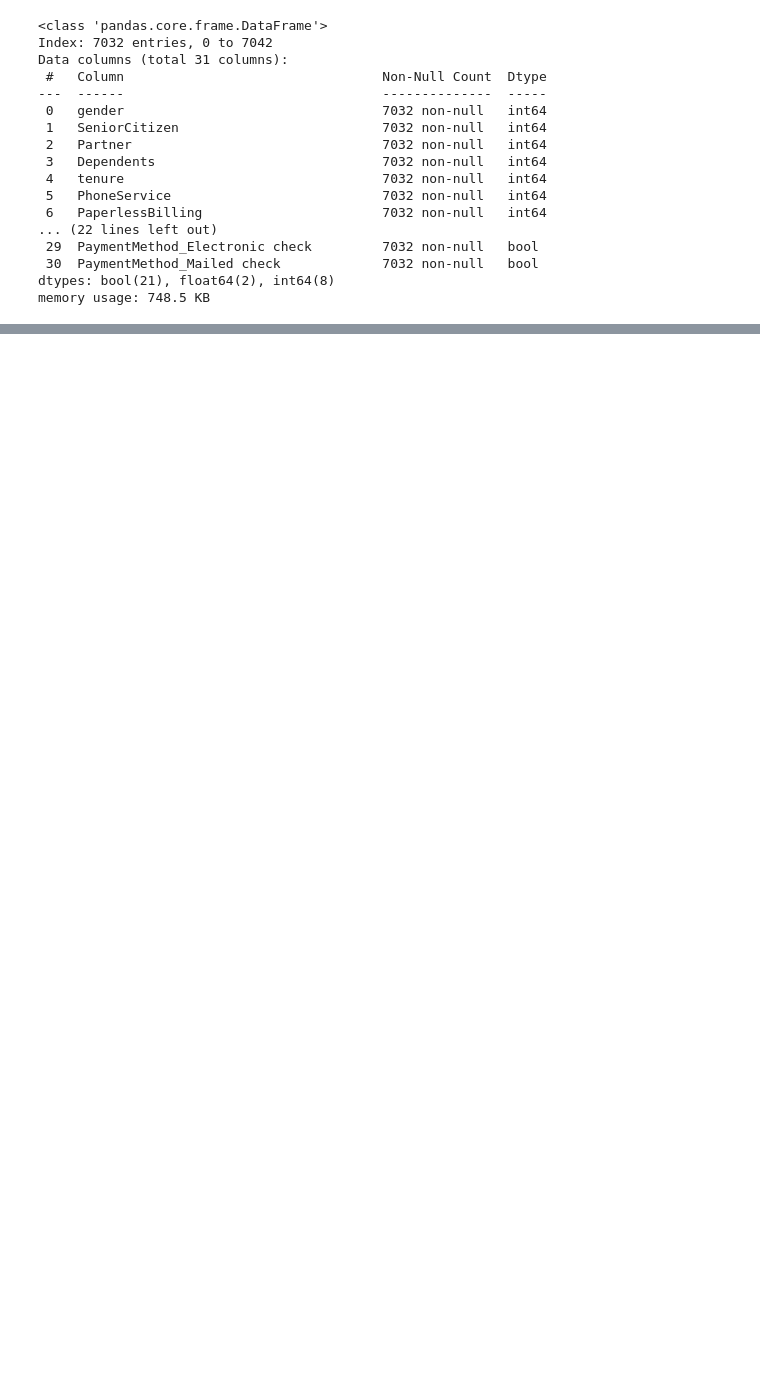
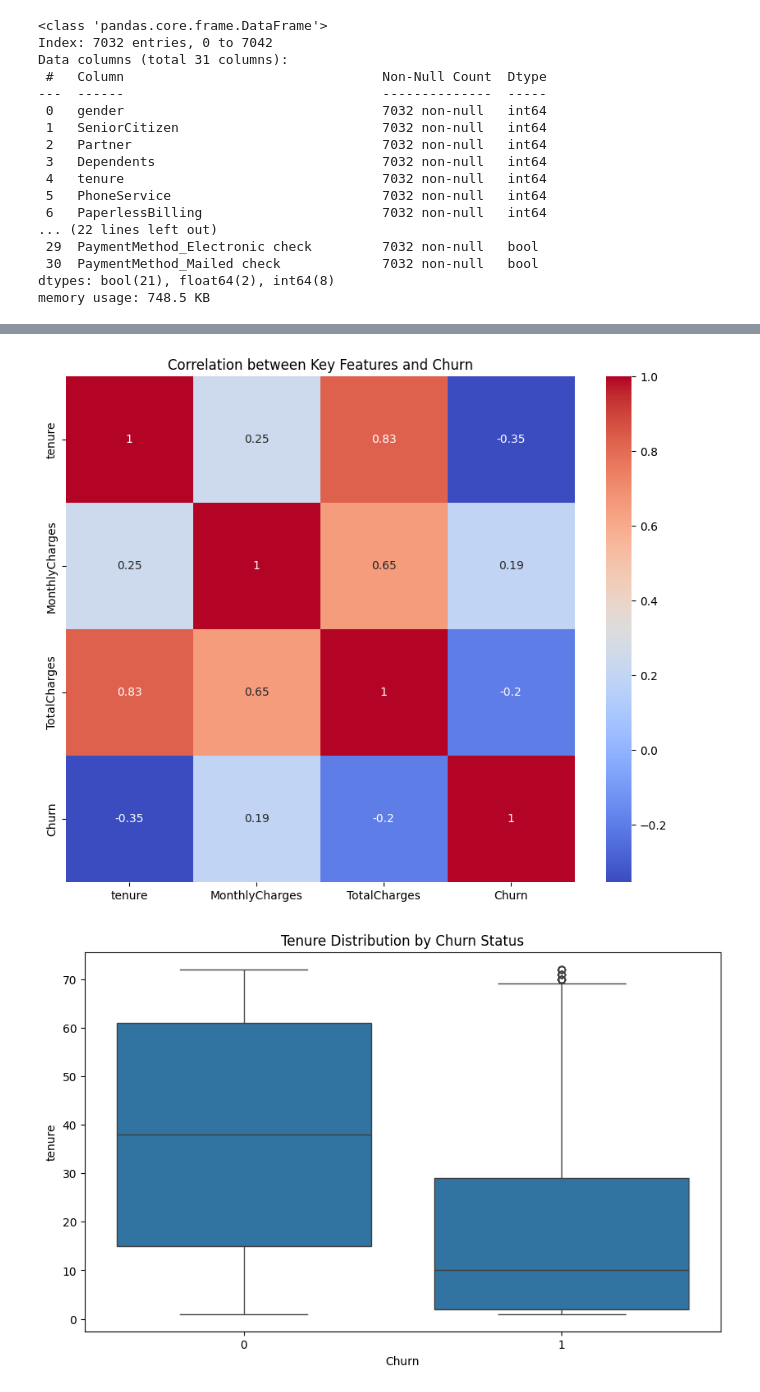
Before and after one commit to LFaza1/da_process, a Jupyter notebook: data_analytics.ipynb, the cells around one changed output, grey strips where cells are left out. Drawn from its saved outputs; the diff is of its cells as text; code cells hidden in the pictures; blank space fills up the shorter version.

```diff
--- a/data_analytics.ipynb
+++ b/data_analytics.ipynb
@@ -287,0 +310,33 @@ memory usage: 748.5 KB
+# %%
+# More EDA
+# Correlation between key numerical features and Churn
+plt.figure(figsize=(10, 8))
+sns.heatmap(df[['tenure', 'MonthlyCharges', 'TotalCharges', 'Churn']].corr(), annot=True, cmap='coolwarm')
+plt.title('Correlation between Key Features and Churn')
+plt.show()
+
+# Distribution of tenure by Churn status (tenure shows strong correlation)
+plt.figure(figsize=(10, 6))
+sns.boxplot(x='Churn', y='tenure', data=df)
+plt.title('Tenure Distribution by Churn Status')
+plt.show()
+
+# Contract type analysis (typically a strong predictor)
+contract_cols = [col for col in df.columns if col.startswith('Contract_')]
+plt.figure(figsize=(10, 6))
+plt.subplot(1, len(contract_cols), 1)
+for i, col in enumerate(contract_cols, 1):
+    plt.subplot(1, len(contract_cols), i)
+    sns.barplot(x=col, y='Churn', data=df)
+    plt.title(f'Churn Rate by {col.split("_")[-1]}')
+plt.tight_layout()
+plt.show()
+
+# Monthly charges by Churn (shows moderate correlation)
+plt.figure(figsize=(10, 6))
+sns.boxplot(x='Churn', y='MonthlyCharges', data=df)
+plt.title('Monthly Charges Distribution by Churn Status')
+plt.show()
+# %% [output]
+[figure, added]
+[figure, added]
```
Also changed, not shown: parts of 5 cells of this notebook.
